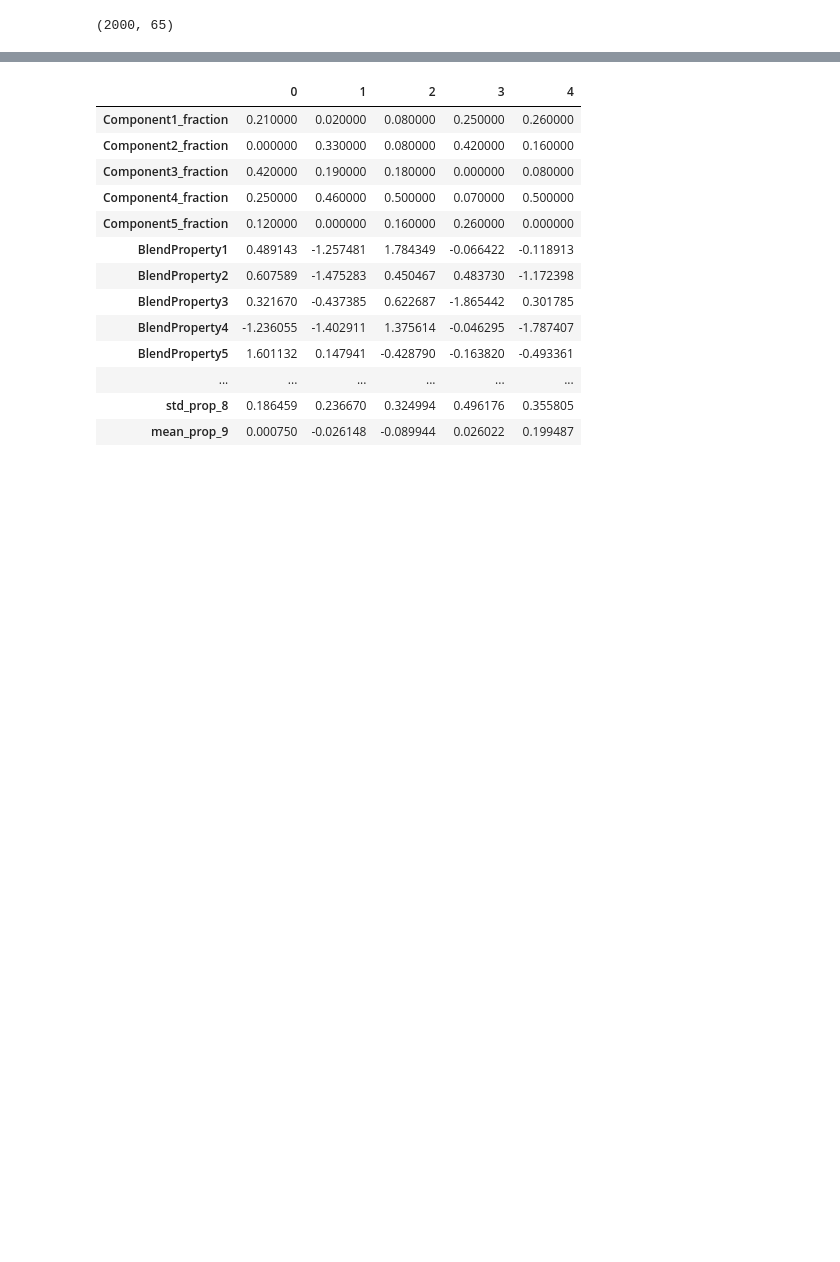
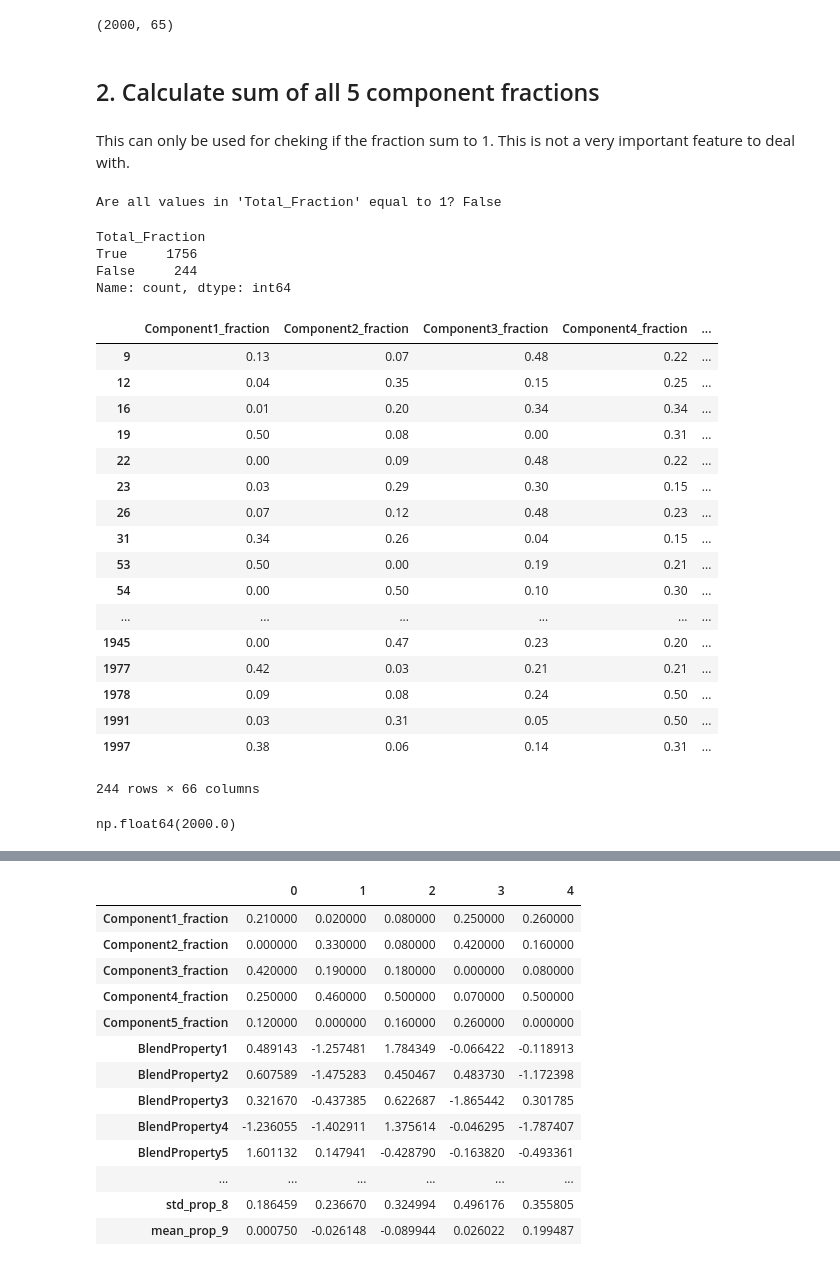
Before and after one commit to MekongDelta-mind/he_shellai_2025, a Jupyter notebook: notebooks/1.0_data_cleaning_feature_engg.ipynb, the cells around one changed output, grey strips where cells are left out. Drawn from its saved outputs; the diff is of its cells as text; code cells hidden in the pictures; blank space fills up the shorter version.

```diff
--- a/notebooks/1.0_data_cleaning_feature_engg.ipynb
+++ b/notebooks/1.0_data_cleaning_feature_engg.ipynb
@@ -180,4 +183,8 @@ train_df = train_df.drop(columns=cols_to_drop)
 train_df.shape
 # %% [output]
 (2000, 65)
+# %% [markdown]
+## 2. Calculate sum of all 5 component fractions
+# %% [markdown]
+This can only be used for cheking if the fraction sum to 1. This is not a very important feature to deal with.
 # %%
@@ -187,3 +193,40 @@ train_df['Total_Fraction'] = (train_df['Component1_fraction'] +
                              train_df['Component3_fraction'] +
                              train_df['Component4_fraction'] +
                              train_df['Component5_fraction'])
+# %%
+are_all_ones_cola = (train_df['Total_Fraction'] == 1).all()
+print(f"Are all values in 'Total_Fraction' equal to 1? {are_all_ones_cola}")
+# %% [output]
+Are all values in 'Total_Fraction' equal to 1? False
+# %%
+(train_df['Total_Fraction'] == 1).value_counts()
+# %% [output]
+Total_Fraction
+True     1756
+False     244
+Name: count, dtype: int64
+# %%
+train_df[train_df['Total_Fraction'] != 1]
+# %% [output]
+|  | Component1_fraction | Component2_fraction | Component3_fraction | Component4_fraction | ... |
+| 9 | 0.13 | 0.07 | 0.48 | 0.22 | ... |
+| 12 | 0.04 | 0.35 | 0.15 | 0.25 | ... |
+| 16 | 0.01 | 0.20 | 0.34 | 0.34 | ... |
+| 19 | 0.50 | 0.08 | 0.00 | 0.31 | ... |
+| 22 | 0.00 | 0.09 | 0.48 | 0.22 | ... |
+| 23 | 0.03 | 0.29 | 0.30 | 0.15 | ... |
+| 26 | 0.07 | 0.12 | 0.48 | 0.23 | ... |
+| 31 | 0.34 | 0.26 | 0.04 | 0.15 | ... |
+| 53 | 0.50 | 0.00 | 0.19 | 0.21 | ... |
+| 54 | 0.00 | 0.50 | 0.10 | 0.30 | ... |
+| ... | ... | ... | ... | ... | ... |
+| 1945 | 0.00 | 0.47 | 0.23 | 0.20 | ... |
+| 1977 | 0.42 | 0.03 | 0.21 | 0.21 | ... |
+| 1978 | 0.09 | 0.08 | 0.24 | 0.50 | ... |
+| 1991 | 0.03 | 0.31 | 0.05 | 0.50 | ... |
+| 1997 | 0.38 | 0.06 | 0.14 | 0.31 | ... |
+244 rows × 66 columns
+# %%
+train_df['Total_Fraction'].sum()
+# %% [output]
+np.float64(2000.0)
```
Also changed, not shown: parts of 29 cells of this notebook.
